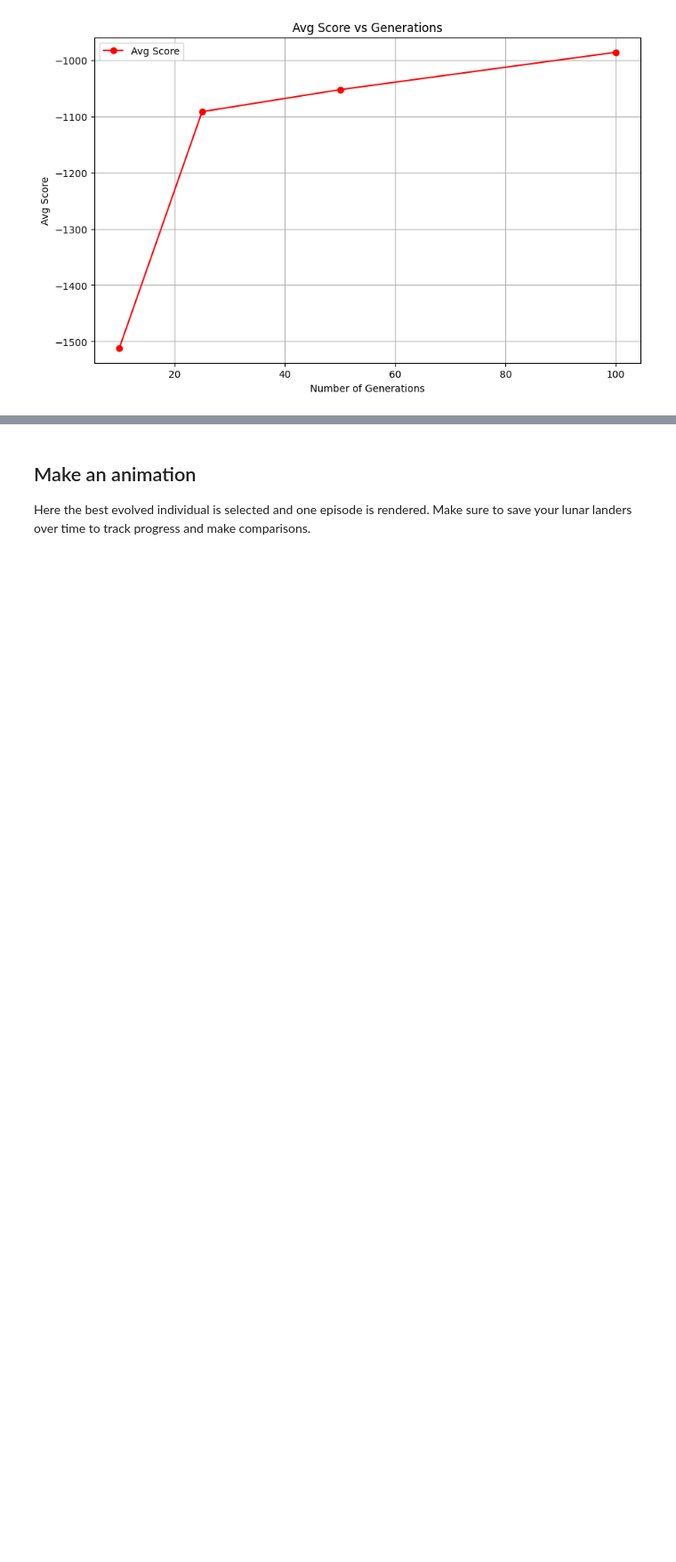
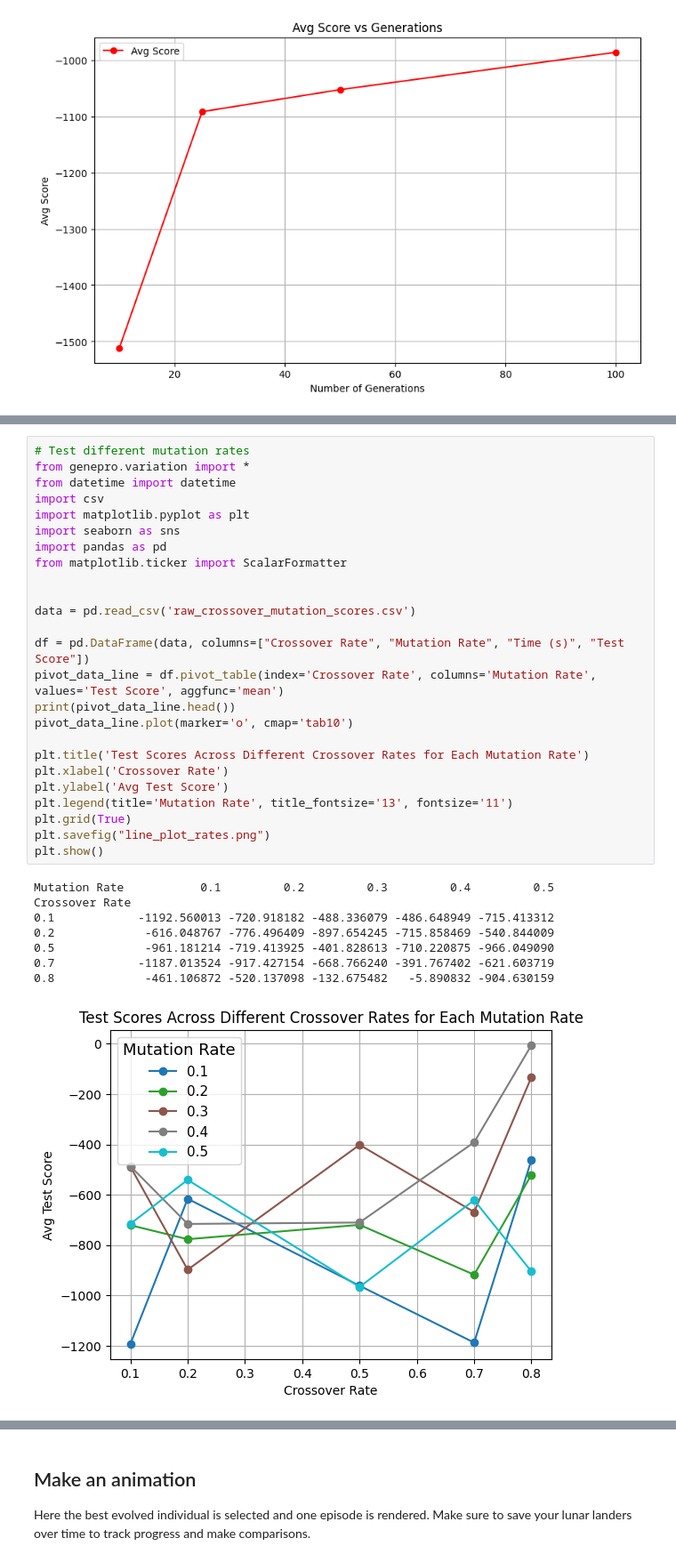
Before and after one commit to firstthomas/genepromulti, a Jupyter notebook: solution.ipynb, the cells around one changed output, grey strips where cells are left out. Shown at 89% size. Cells and saved outputs as stored; diff of their text form; blank space fills up the shorter version.

```diff
--- a/solution.ipynb
+++ b/solution.ipynb
@@ -640,3 +529,37 @@ Mutation rate 0.9, avg_time 71.6575188, avg_score -3429.604381159592, avg_score_
+# %%
+# Test different mutation rates
+from genepro.variation import *
+from datetime import datetime
+import csv
+import matplotlib.pyplot as plt
+import seaborn as sns
+import pandas as pd
+from matplotlib.ticker import ScalarFormatter
+
+
+data = pd.read_csv('raw_crossover_mutation_scores.csv')
+
+df = pd.DataFrame(data, columns=["Crossover Rate", "Mutation Rate", "Time (s)", "Test Score"])
+pivot_data_line = df.pivot_table(index='Crossover Rate', columns='Mutation Rate', values='Test Score', aggfunc='mean')
+print(pivot_data_line.head())
+pivot_data_line.plot(marker='o', cmap='tab10')
+
+plt.title('Test Scores Across Different Crossover Rates for Each Mutation Rate')
+plt.xlabel('Crossover Rate')
+plt.ylabel('Avg Test Score')
+plt.legend(title='Mutation Rate', title_fontsize='13', fontsize='11')
+plt.grid(True)
+plt.savefig("line_plot_rates.png")
+plt.show()
+# %% [output]
+Mutation Rate           0.1         0.2         0.3         0.4         0.5
+Crossover Rate
+0.1            -1192.560013 -720.918182 -488.336079 -486.648949 -715.413312
+0.2             -616.048767 -776.496409 -897.654245 -715.858469 -540.844009
+0.5             -961.181214 -719.413925 -401.828613 -710.220875 -966.049090
+0.7            -1187.013524 -917.427154 -668.766240 -391.767402 -621.603719
+0.8             -461.106872 -520.137098 -132.675482   -5.890832 -904.630159
+[figure, added]
 # %%
 # Experiment setup
 
```
Also changed, not shown: parts of 5 cells of this notebook, 3 other files.
